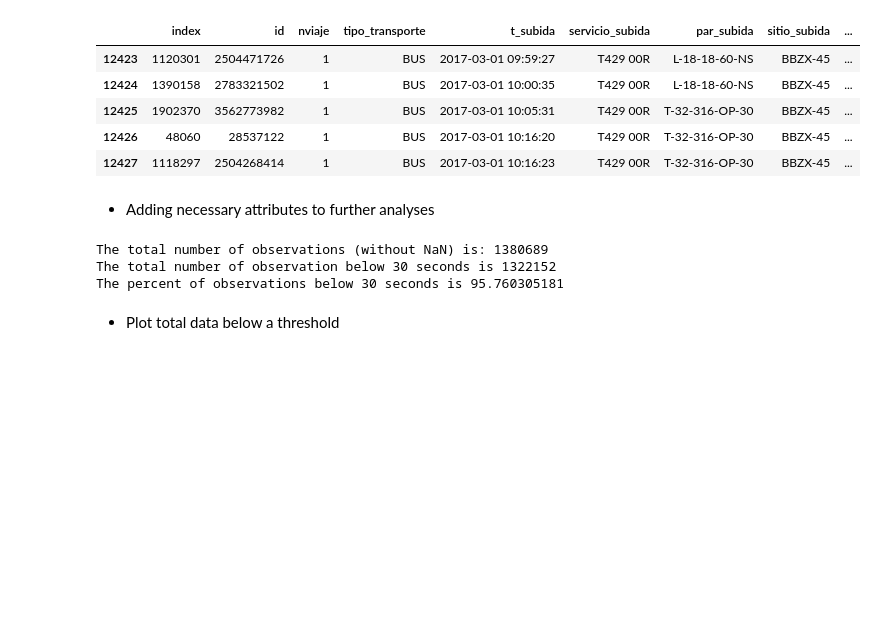
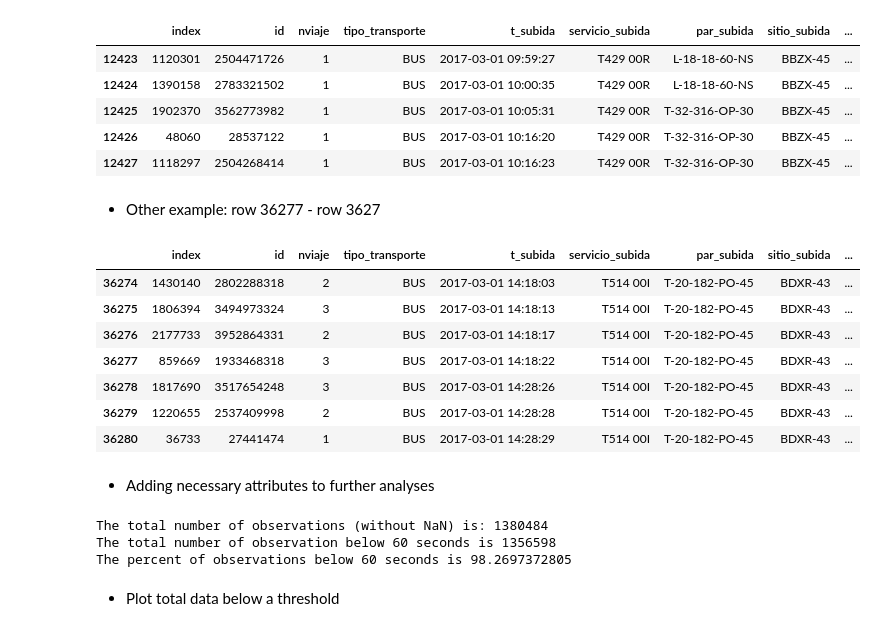
Before and after one commit to leocamus/TSAnalysis, a Jupyter notebook: CheckingWeirdData.ipynb, the cells around one changed output. Cells and saved outputs as stored; diff of their text form; code cells hidden in the pictures; blank space fills up the shorter version.

```diff
--- a/CheckingWeirdData.ipynb
+++ b/CheckingWeirdData.ipynb
@@ -53,6 +68,19 @@ sorted_df.iloc[12423:12428]
 | 12425 | 1902370 | 3562773982 | 1 | BUS | 2017-03-01 10:05:31 | T429 00R | T-32-316-OP-30 | BBZX-45 | ... |
 | 12426 | 48060 | 28537122 | 1 | BUS | 2017-03-01 10:16:20 | T429 00R | T-32-316-OP-30 | BBZX-45 | ... |
 | 12427 | 1118297 | 2504268414 | 1 | BUS | 2017-03-01 10:16:23 | T429 00R | T-32-316-OP-30 | BBZX-45 | ... |
+# %% [markdown]
+* Other example: row 36277 - row 3627
+# %%
+sorted_df.iloc[36274:36281]
+# %% [output]
+|  | index | id | nviaje | tipo_transporte | t_subida | servicio_subida | par_subida | sitio_subida | ... |
+| 36274 | 1430140 | 2802288318 | 2 | BUS | 2017-03-01 14:18:03 | T514 00I | T-20-182-PO-45 | BDXR-43 | ... |
+| 36275 | 1806394 | 3494973324 | 3 | BUS | 2017-03-01 14:18:13 | T514 00I | T-20-182-PO-45 | BDXR-43 | ... |
+| 36276 | 2177733 | 3952864331 | 2 | BUS | 2017-03-01 14:18:17 | T514 00I | T-20-182-PO-45 | BDXR-43 | ... |
+| 36277 | 859669 | 1933468318 | 3 | BUS | 2017-03-01 14:18:22 | T514 00I | T-20-182-PO-45 | BDXR-43 | ... |
+| 36278 | 1817690 | 3517654248 | 3 | BUS | 2017-03-01 14:28:26 | T514 00I | T-20-182-PO-45 | BDXR-43 | ... |
+| 36279 | 1220655 | 2537409998 | 2 | BUS | 2017-03-01 14:28:28 | T514 00I | T-20-182-PO-45 | BDXR-43 | ... |
+| 36280 | 36733 | 27441474 | 1 | BUS | 2017-03-01 14:28:29 | T514 00I | T-20-182-PO-45 | BDXR-43 | ... |
 # %% [markdown]
 * Adding necessary attributes to further analyses
 # %%
@@ -70,7 +96,7 @@ sorted_df['si_torniquete'] = (sorted_df['fecha_instalacion']<=sorted_df['t_subid
 # %%
 time_keys = []
 counts_problematic=[]
-threshold = 30
+threshold = 60
 
 not_nan_sorted_df = sorted_df.dropna(subset=['diferencia_tiempo'])
 del sorted_df
@@ -84,9 +110,9 @@ print('The total number of observations (without NaN) is: ' + str(total_count))
 print('The total number of observation below ' + str(threshold) + ' seconds is ' + str(total_problematic_count))
 print('The percent of observations below ' + str(threshold) + ' seconds is ' + str(percent))
 # %% [output]
-The total number of observations (without NaN) is: 1380689
-The total number of observation below 30 seconds is 1322152
-The percent of observations below 30 seconds is 95.760305181
+The total number of observations (without NaN) is: 1380484
+The total number of observation below 60 seconds is 1356598
+The percent of observations below 60 seconds is 98.2697372805
 # %%
 for i in range(0,threshold):
     time_keys.append(i)
```
Also changed, not shown: parts of 5 cells of this notebook.
